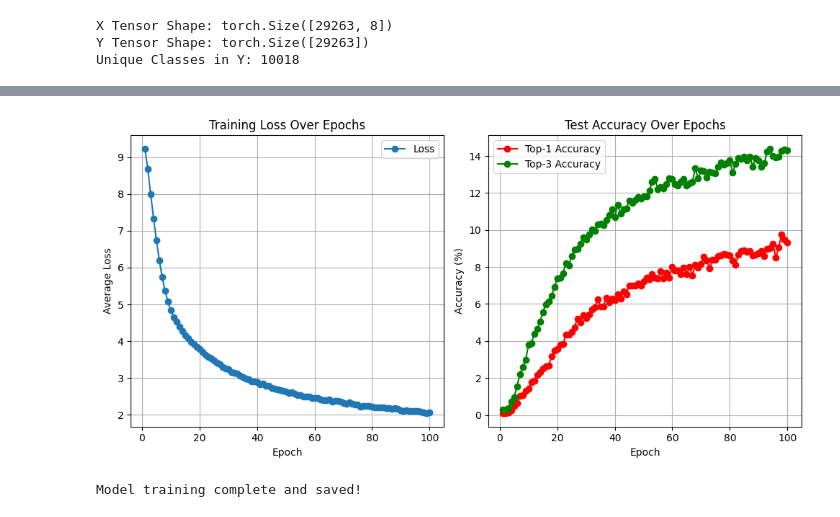
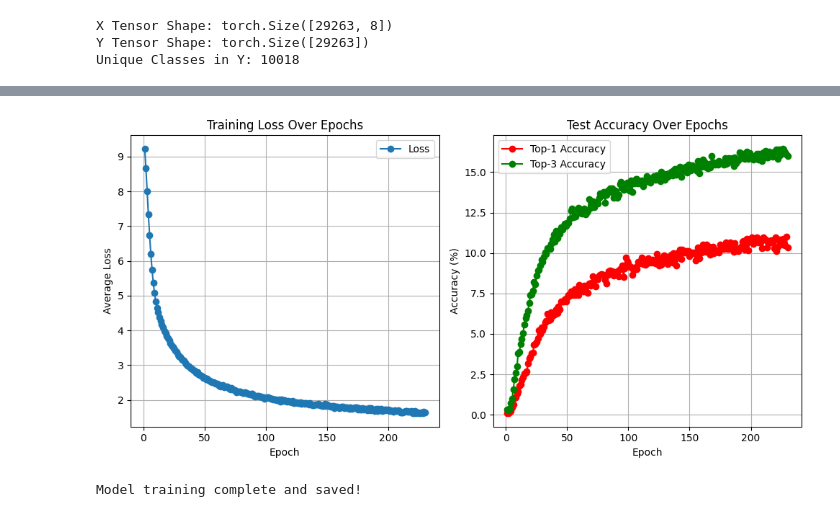
Before and after one commit to snatzehua/nus-singlife-analysis, a Jupyter notebook: model/model.ipynb, the cells around one changed output, grey strips where cells are left out. Cells and saved outputs as stored; diff of their text form; code cells hidden in the pictures.

```diff
--- a/model/model.ipynb
+++ b/model/model.ipynb
@@ -205,7 +205,7 @@ scheduler = optim.lr_scheduler.ExponentialLR(optimizer, gamma=0.97)
 loss_history = []
 top1_accuracy_history = []
 top3_accuracy_history = []
-epochs = 100
+epochs = 300
 best_loss = float('inf')
 patience = 10
 counter = 0
@@ -318,2 +318,2 @@ Final Top-3 Accuracy: 14.30%
-[figure, old version]
+[figure, new version]
 Model training complete and saved!
```
Also changed, not shown: parts of 1 cell of this notebook.
